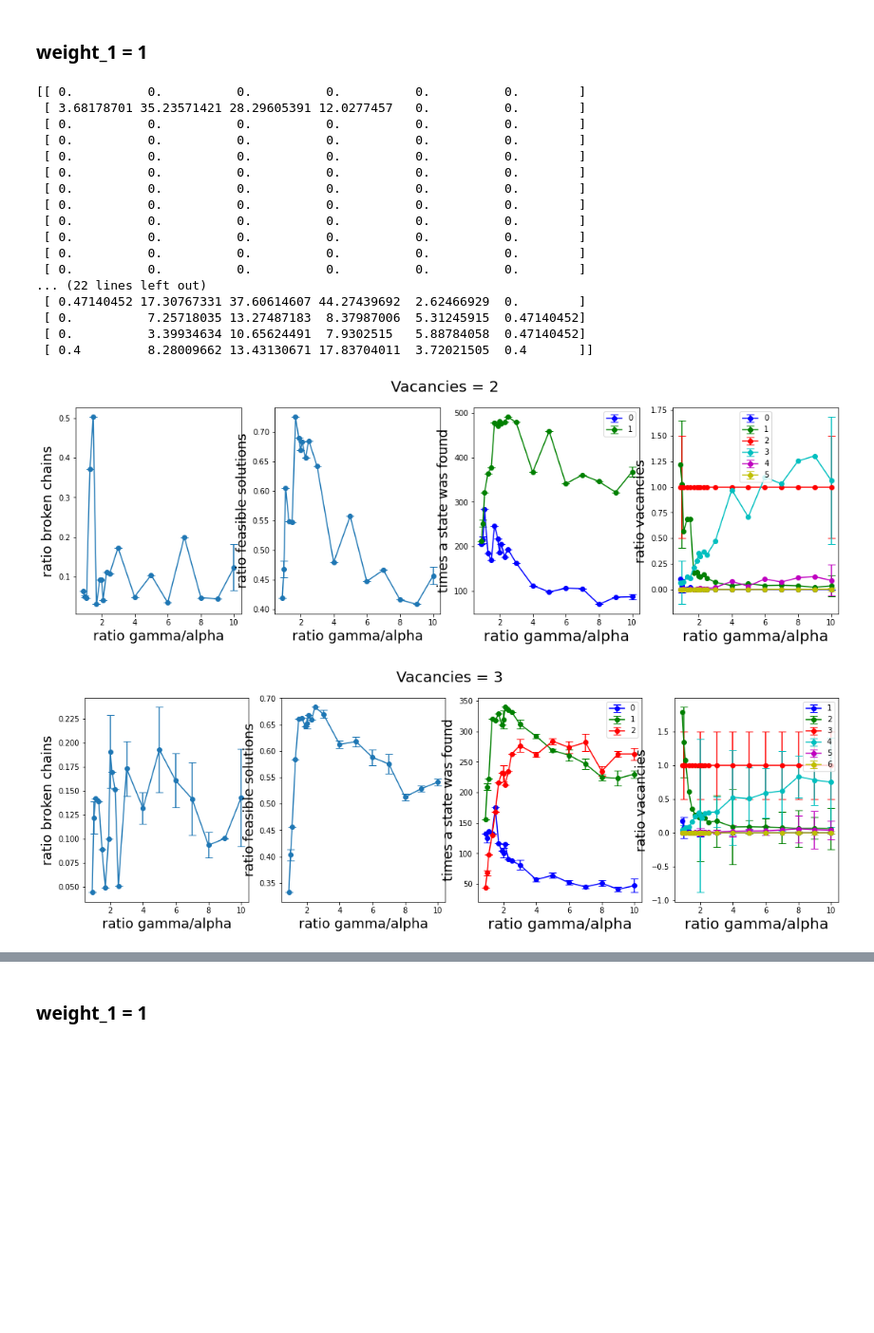
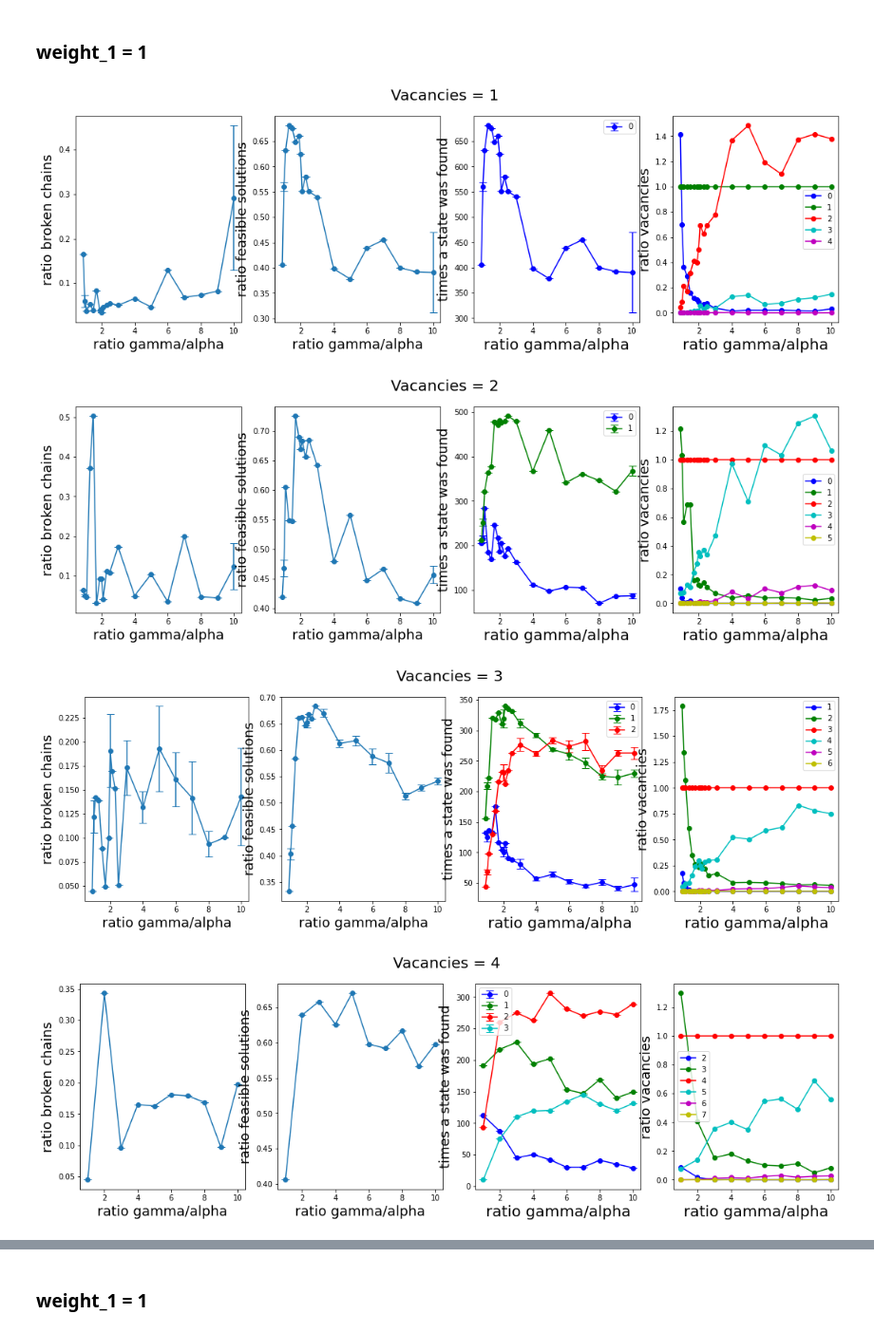
Before and after one commit to cmc-ucl/quantum_computing, a Jupyter notebook: Experiments.ipynb, the cells around one changed output, grey strips where cells are left out. Shown at 95% size. Cells and saved outputs as stored; diff of their text form; code cells hidden in the pictures; blank space fills up the shorter version.

```diff
--- a/Experiments.ipynb
+++ b/Experiments.ipynb
@@ -267,8 +267,7 @@ np.seterr(divide='ignore')
 color = ['b','g','r','c','m','y','k','tab:orange']
 
 
-#for vac in [1,2,3,4,5]:
-for vac in [2,3]:
+for vac in [1,2,3,4,5]:
     df_all = df_results[df_results['num_vacancies'] == vac]
     df_all = df_all[df_all['weight_1'] == 1.]
     df_mean = df_all[df_all['weight_1'] == 1.].groupby('ratio l/w').mean()
@@ -290,9 +289,6 @@ for vac in [2,3]:
 
         df_tmp = df_all[df_all['ratio l/w'] == k]
 
-        #display(df_tmp)
-
-        #df_tmp = df_all[df_all['chain_strength'] == k]
         energies = []
         for i in df_all['energy_distribution']:
             energies.extend([float(x) for x in i.split(',')])
@@ -309,8 +305,6 @@ for vac in [2,3]:
         dist_vac_average = np.array([0]*len(all_vacancies))
         all_vac = []
 
-        #error_bc.append(np.max(df_tmp['broken_chains'].to_numpy() - np.min(df_tmp['broken_chains'].to_numpy()))
-        #error_rf.append(np.max(df_tmp['ratio_feasible'].to_numpy()) - np.min(df_tmp['ratio_feasible'].to_numpy()))
         error_bc.append(np.std(df_tmp['broken_chains'].to_numpy()))
         error_rf.append(np.std(df_tmp['ratio_feasible'].to_numpy()))
         for j in range(len(df_tmp['energy_distribution'].to_list())):
@@ -329,9 +323,7 @@ for vac in [2,3]:
             all_dist.append(distribution)
         y3.append(np.average(np.array(all_dist),axis=0).astype(int).tolist())
 
-        #error_y3.append(np.max(all_dist,axis=0)-np.min(all_dist,axis=0))
         error_y3.append(np.std(all_dist,axis=0))
-        #print(y3,np.max(all_dist,axis=0)-np.min(all_dist,axis=0),np.max(all_dist,axis=0),np.min(all_dist,axis=0))
         for j in range(len(df_tmp['vacancies'].to_list())):
             vacancies = []
             error = []
@@ -339,16 +331,12 @@ for vac in [2,3]:
             v_vac_mult = np.array([float(x) for x in df_tmp['vacancies mult'].to_list()[j].split(',')])
 
             for i in all_vacancies:
-                #print(i,j,len(df_tmp['energy_distribution'].to_list()))
-
-
                 pos = np.where(np.round(v_vacancies,5) == np.round(i,5))[0]
                 if len(pos) > 0:
                     vacancies.append(int(v_vac_mult[pos[0]]))
                 else:
                     vacancies.append(0)
             all_vac.append(vacancies)
-        ##print(all_vac)
         y4.append(np.average(np.array(all_vac),axis=0).astype(int).tolist())
         error_y4.append(np.std(all_vac,axis=0))
     y3 = np.array(y3)
@@ -358,15 +346,11 @@ for vac in [2,3]:
     # Normalise wrt the vacancy ( y =1 for vacancy = 1 for all values of x)
     y4 = y4/np.array(np.array([y4[:,np.where(all_vacancies == vac)[0]]]*y4.shape[1]).transpose()[0])
 
-
     # Normalise wrt the multiplicity of states
     #y4 = y4/partition_f[:y4.shape[1]]
 
     error_y4 = np.array(error_y4)
-    print(error_y4)
-    #print(np.array(np.array([error_y4[:,np.where(all_vacancies == vac)[0]]]*error_y4.shape[1]).transpose()[0]))
-    error_y4 = error_y4/np.array(np.array([error_y4[:,np.where(all_vacancies == vac)[0]]]*error_y4.shape[1]).transpose()[0])
-
+    error_y4 = error_y4/np.array(np.array([y4[:,np.where(all_vacancies == vac)[0]]]*y4.shape[1]).transpose()[0])
     ##error_y4 = error_y4/np.array(np.array([error_y4[:,vac]]*error_y4.shape[1]).transpose())
     #error_y4 = error_y4/partition_f[:y4.shape[1]]
 
@@ -374,58 +358,37 @@ for vac in [2,3]:
         axs[2].errorbar(x,y3[:,m],yerr=error_y3[:,m]/2,fmt='-o',color=color[m],label=labels[m],capsize=5)
 
     for m in range(len(y4[0])):
-        axs[3].errorbar(x,y4[:,m],yerr=error_y4[:,m]/2,fmt='-o',color=color[m],label=int(all_vacancies[m]),capsize=5)
-        #axs[3].scatter(x,y4[:,m],color=color[m],label=labels_vac[m])
+        #axs[3].errorbar(x,y4[:,m],yerr=error_y4[:,m]/2,fmt='-o',color=color[m],label=int(all_vacancies[m]),capsize=5)
+        axs[3].plot(x,y4[:,m],'-o',color=color[m],label=int(all_vacancies[m]))
 
     axs[2].legend()
     axs[3].legend()
 
     #axs[0].plot(x, y1,'-o')
     axs[0].errorbar(x, y1, yerr = np.array(error_bc)/2,fmt='-o',capsize=5)
     axs[1].errorbar(x, y2,yerr = np.array(error_rf)/2,fmt='-o',capsize=5)
-
 
     axs[0].set_xlabel('ratio gamma/alpha', fontsize=18)
     axs[1].set_xlabel('ratio gamma/alpha', fontsize=18)
     axs[2].set_xlabel('ratio gamma/alpha', fontsize=20)
     axs[3].set_xlabel('ratio gamma/alpha', fontsize=20)
     axs[0].set_ylabel('ratio broken chains', fontsize=18)
     axs[1].set_ylabel('ratio feasible solutions', fontsize=18)
     axs[2].set_ylabel('times a state was found', fontsize=18)
     axs[3].set_ylabel('ratio vacancies', fontsize=18)
-
-    #axs[3].set_xlim([2,10])
-    #axs[3].set_ylim([0,5])
-
 
     #fig.set_title('All feasible',fontsize=20)
 
 #axs[:].set_xticks(np.arange(0,25))
 #ax.set_yticks(np.arange(-50,0,5))
 #plt.xticks(fontsize=12)
 #plt.yticks(fontsize=16)
 
 #fig.set_size_inches(15.5, 7.5)
 
 plt.show()
-#[3, 4, 5, 6]), [47, 576, 369, 8]
 # %% [output]
-[[ 0.          0.          0.          0.          0.          0.        ]
- [ 3.68178701 35.23571421 28.29605391 12.0277457   0.          0.        ]
- [ 0.          0.          0.          0.          0.          0.        ]
- [ 0.          0.          0.          0.          0.          0.        ]
- [ 0.          0.          0.          0.          0.          0.        ]
- [ 0.          0.          0.          0.          0.          0.        ]
- [ 0.          0.          0.          0.          0.          0.        ]
- [ 0.          0.          0.          0.          0.          0.        ]
- [ 0.          0.          0.          0.          0.          0.        ]
- [ 0.          0.          0.          0.          0.          0.        ]
- [ 0.          0.          0.          0.          0.          0.        ]
- [ 0.          0.          0.          0.          0.          0.        ]
-... (22 lines left out)
- [ 0.47140452 17.30767331 37.60614607 44.27439692  2.62466929  0.        ]
- [ 0.          7.25718035 13.27487183  8.37987006  5.31245915  0.47140452]
- [ 0.          3.39934634 10.65624491  7.9302515   5.88784058  0.47140452]
- [ 0.4         8.28009662 13.43130671 17.83704011  3.72021505  0.4       ]]
-[figure, old version]
+[figure, new version]
-[figure, old version]
+[figure, new version]
+[figure, added]
+[figure, added]
```
Also changed, not shown: parts of 7 cells of this notebook.
